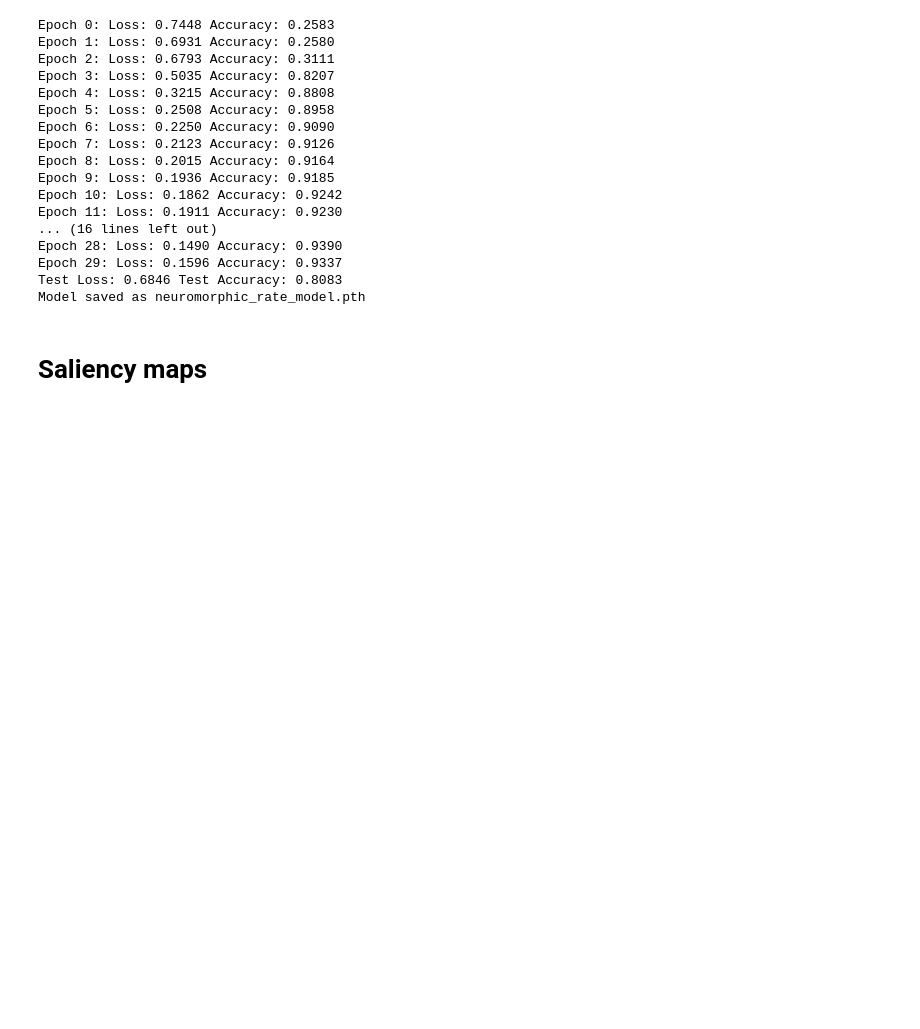
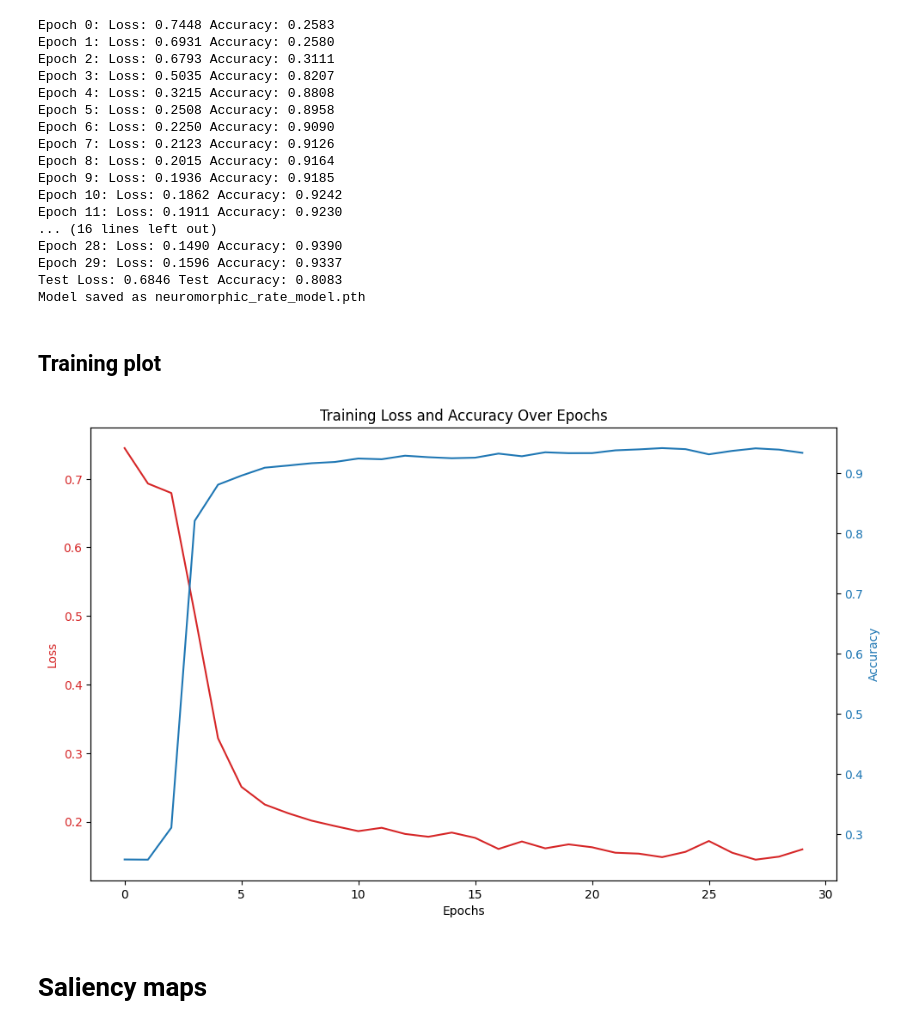
Before and after one commit to Gho-Ost/qlfuture-2025, a Jupyter notebook: notebooks/Quantum_Neuromorphic_Spiking_CNN_MedMNIST_Final_Saliency.ipynb, the cells around one changed output. Cells and saved outputs as stored; diff of their text form; code cells hidden in the pictures; blank space fills up the shorter version.

Commit message:
Add training loss and acc plot

```diff
--- a/notebooks/Quantum_Neuromorphic_Spiking_CNN_MedMNIST_Final_Saliency.ipynb
+++ b/notebooks/Quantum_Neuromorphic_Spiking_CNN_MedMNIST_Final_Saliency.ipynb
@@ -424,6 +424,42 @@ Epoch 28: Loss: 0.1490 Accuracy: 0.9390
 Epoch 29: Loss: 0.1596 Accuracy: 0.9337
 Test Loss: 0.6846 Test Accuracy: 0.8083
 Model saved as neuromorphic_rate_model.pth
+# %% [markdown]
+## Training plot
+# %%
+epochs = list(range(30))
+losses = [
+    0.7448, 0.6931, 0.6793, 0.5035, 0.3215, 0.2508, 0.2250, 0.2123, 0.2015, 0.1936, 0.1862, 0.1911, 0.1821, 0.1780,
+    0.1841, 0.1764, 0.1602, 0.1711, 0.1611, 0.1669, 0.1627, 0.1547, 0.1534, 0.1483, 0.1560, 0.1718, 0.1547, 0.1446,
+    0.1490, 0.1596
+]
+accuracies = [
+    0.2583, 0.2580, 0.3111, 0.8207, 0.8808, 0.8958, 0.9090, 0.9126, 0.9164, 0.9185, 0.9242, 0.9230, 0.9289, 0.9264,
+    0.9247, 0.9256, 0.9324, 0.9280, 0.9346, 0.9331, 0.9332, 0.9378, 0.9394, 0.9415, 0.9398, 0.9312, 0.9369, 0.9411,
+    0.9390, 0.9337
+]
+
+# Plotting accuracy and loss
+fig, ax1 = plt.subplots(figsize=(10, 6))
+
+# Plot loss on the left axis
+ax1.set_xlabel('Epochs')
+ax1.set_ylabel('Loss', color='tab:red')
+ax1.plot(epochs, losses, color='tab:red', label='Loss')
+ax1.tick_params(axis='y', labelcolor='tab:red')
+
+# Create a second y-axis to plot accuracy
+ax2 = ax1.twinx()
+ax2.set_ylabel('Accuracy', color='tab:blue')
+ax2.plot(epochs, accuracies, color='tab:blue', label='Accuracy')
+ax2.tick_params(axis='y', labelcolor='tab:blue')
+
+# Title and layout
+fig.tight_layout()
+plt.title('Training Loss and Accuracy Over Epochs')
+plt.show()
+# %% [output]
+[figure, added]
 # %% [markdown]
 # Saliency maps
 # %%
```
